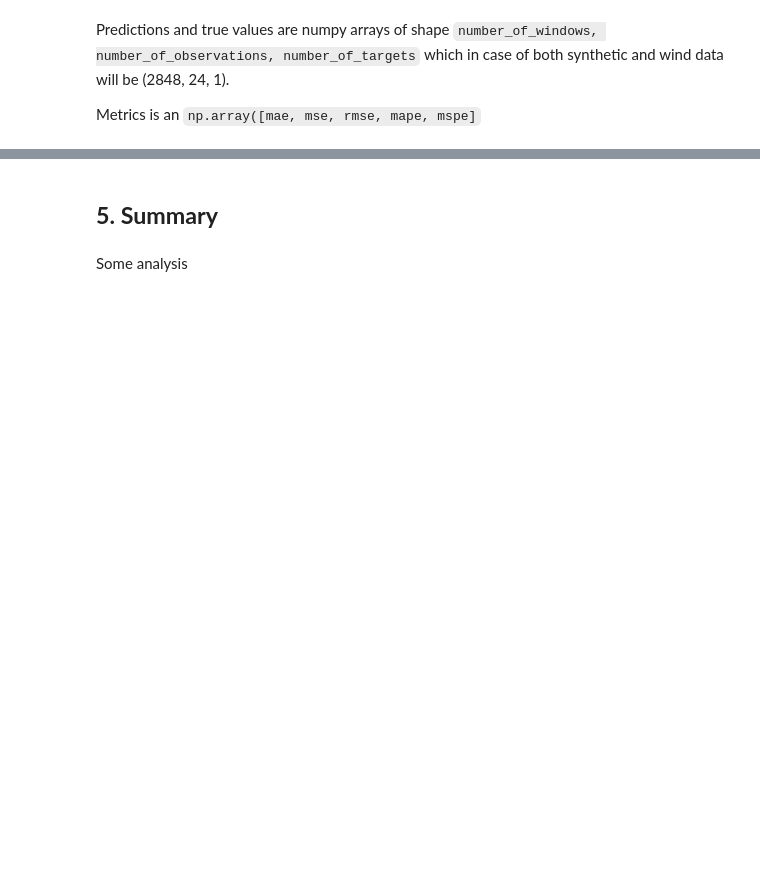
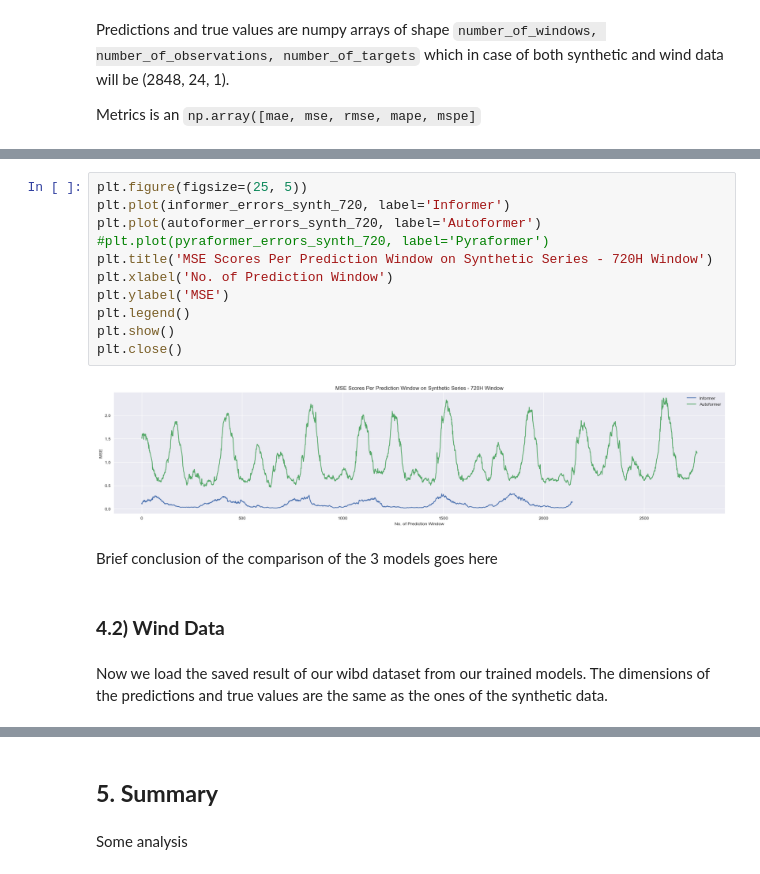
Before and after one commit to anasashb/TransformersEnergyTS, a Jupyter notebook: prototype.ipynb, the cells around one changed output, grey strips where cells are left out. Cells and saved outputs as stored; diff of their text form; blank space fills up the shorter version.

```diff
--- a/prototype.ipynb
+++ b/prototype.ipynb
@@ -437,0 +340,19 @@ plt.close()
+# %%
+plt.figure(figsize=(25, 5))
+plt.plot(informer_errors_synth_720, label='Informer')
+plt.plot(autoformer_errors_synth_720, label='Autoformer')
+#plt.plot(pyraformer_errors_synth_720, label='Pyraformer')
+plt.title('MSE Scores Per Prediction Window on Synthetic Series - 720H Window')
+plt.xlabel('No. of Prediction Window')
+plt.ylabel('MSE')
+plt.legend()
+plt.show()
+plt.close()
+# %% [output]
+[figure, added]
+# %% [markdown]
+Brief conclusion of the comparison of the 3 models goes here
+# %% [markdown]
+### **4.2) Wind Data**
+# %% [markdown]
+Now we load the saved result of our wibd dataset from our trained models. The dimensions of the predictions and true values are the same as the ones of the synthetic data.
```
Also changed, not shown: parts of 53 cells of this notebook.
